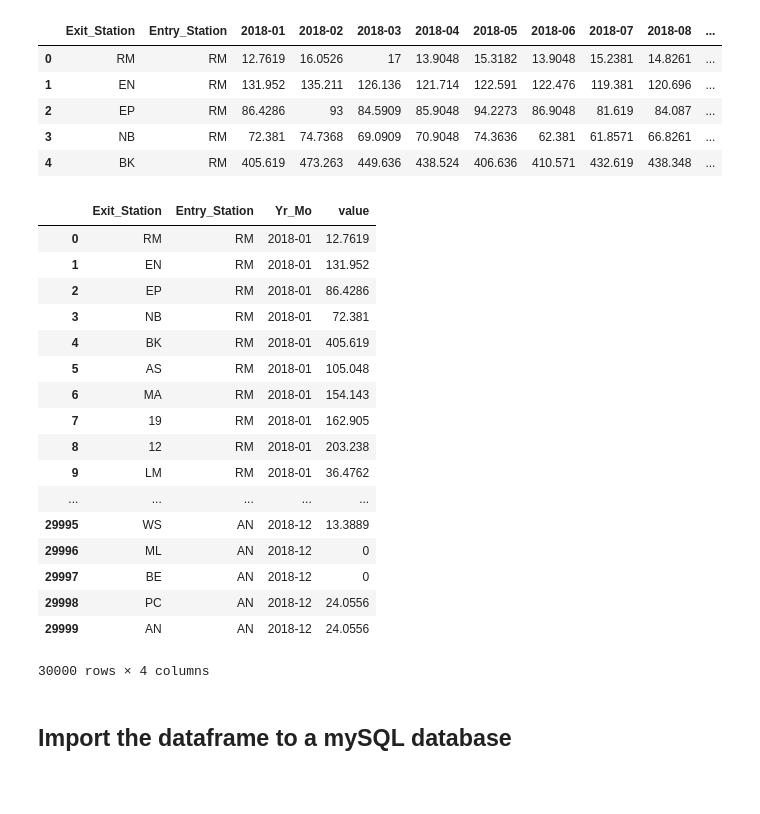
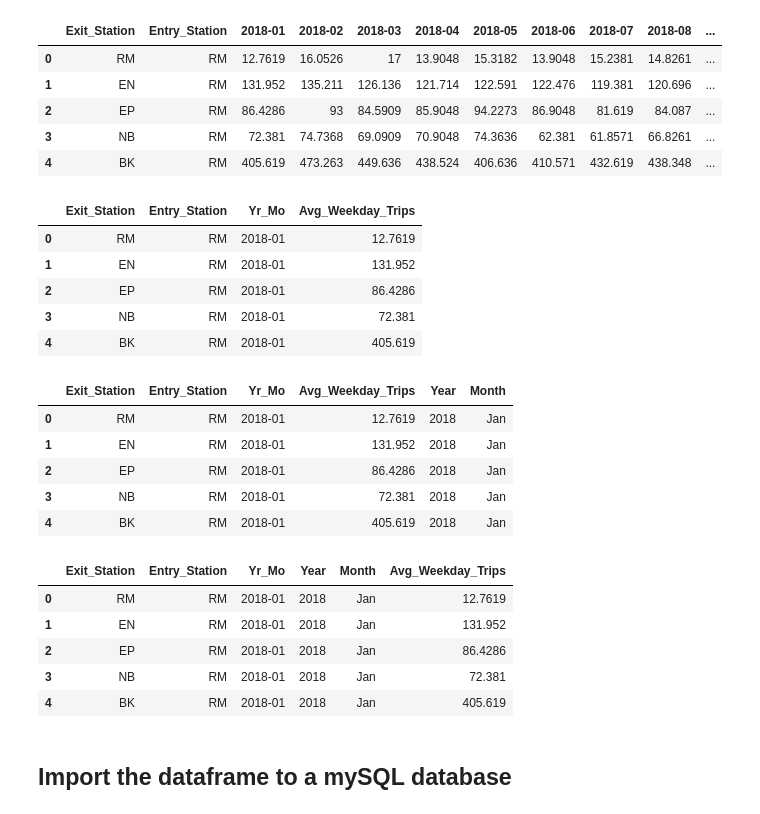
Before and after one commit to contactgokul/BART-ridership, a Jupyter notebook: BART-Ridership_data_processing.ipynb, the cells around one changed output. Drawn from its saved outputs; the diff is of its cells as text; code cells hidden in the pictures; blank space fills up the shorter version.

Commit message:
added the Year and the Month columns to the merged3 dataframe

```diff
--- a/BART-Ridership_data_processing.ipynb
+++ b/BART-Ridership_data_processing.ipynb
@@ -121,24 +124,13 @@ merged.head()
 | 4 | BK | RM | 405.619 | 473.263 | 449.636 | 438.524 | 406.636 | 410.571 | 432.619 | 438.348 | ... |
 # %%
 # Transform the wide dataframe to a long one
-pd.melt(merged, id_vars = ["Exit_Station", "Entry_Station"],
-       value_vars = list(merged.columns[2:]), var_name = "Yr_Mo", value_name = "Avg_Weekday_")
+merged2 = pd.melt(merged, id_vars = ["Exit_Station", "Entry_Station"],
+       value_vars = list(merged.columns[2:]), var_name = "Yr_Mo", value_name = "Avg_Weekday_Trips")
+merged2.head()
 # %% [output]
-|  | Exit_Station | Entry_Station | Yr_Mo | value |
+|  | Exit_Station | Entry_Station | Yr_Mo | Avg_Weekday_Trips |
 | 0 | RM | RM | 2018-01 | 12.7619 |
 | 1 | EN | RM | 2018-01 | 131.952 |
 | 2 | EP | RM | 2018-01 | 86.4286 |
 | 3 | NB | RM | 2018-01 | 72.381 |
 | 4 | BK | RM | 2018-01 | 405.619 |
-| 5 | AS | RM | 2018-01 | 105.048 |
-| 6 | MA | RM | 2018-01 | 154.143 |
-| 7 | 19 | RM | 2018-01 | 162.905 |
-| 8 | 12 | RM | 2018-01 | 203.238 |
-| 9 | LM | RM | 2018-01 | 36.4762 |
-| ... | ... | ... | ... | ... |
-| 29995 | WS | AN | 2018-12 | 13.3889 |
-| 29996 | ML | AN | 2018-12 | 0 |
-| 29997 | BE | AN | 2018-12 | 0 |
-| 29998 | PC | AN | 2018-12 | 24.0556 |
-| 29999 | AN | AN | 2018-12 | 24.0556 |
-30000 rows × 4 columns
@@ -145,2 +154,27 @@ pd.melt(merged, id_vars = ["Exit_Station", "Entry_Station"],
+# %%
+# Convert month number to month name abbreviation
+# Resource: https://stackoverflow.com/a/37625467
+merged3["Month"] = merged3["Month"].apply(lambda x: calendar.month_abbr[x])
+# %% [output]
+|  | Exit_Station | Entry_Station | Yr_Mo | Avg_Weekday_Trips | Year | Month |
+| 0 | RM | RM | 2018-01 | 12.7619 | 2018 | Jan |
+| 1 | EN | RM | 2018-01 | 131.952 | 2018 | Jan |
+| 2 | EP | RM | 2018-01 | 86.4286 | 2018 | Jan |
+| 3 | NB | RM | 2018-01 | 72.381 | 2018 | Jan |
+| 4 | BK | RM | 2018-01 | 405.619 | 2018 | Jan |
+# %%
+# Rearrange the column names
+merged3 = merged3[["Exit_Station", "Entry_Station", "Yr_Mo",
+                   "Year", "Month", "Avg_Weekday_Trips"]]
+
+# Preview the dataframe
+merged3.head()
+# %% [output]
+|  | Exit_Station | Entry_Station | Yr_Mo | Year | Month | Avg_Weekday_Trips |
+| 0 | RM | RM | 2018-01 | 2018 | Jan | 12.7619 |
+| 1 | EN | RM | 2018-01 | 2018 | Jan | 131.952 |
+| 2 | EP | RM | 2018-01 | 2018 | Jan | 86.4286 |
+| 3 | NB | RM | 2018-01 | 2018 | Jan | 72.381 |
+| 4 | BK | RM | 2018-01 | 2018 | Jan | 405.619 |
 # %% [markdown]
 ## Import the dataframe to a mySQL database
```
Also changed, not shown: parts of 2 cells of this notebook.
